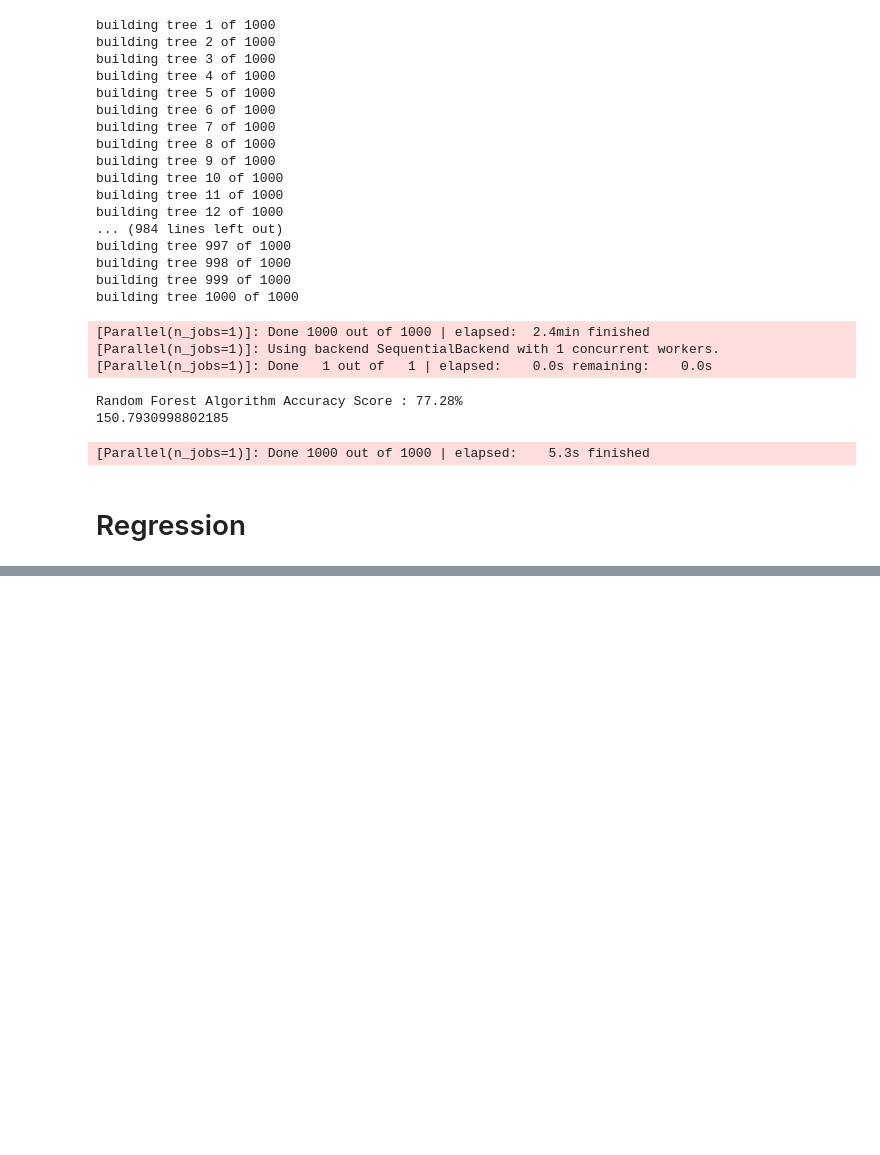
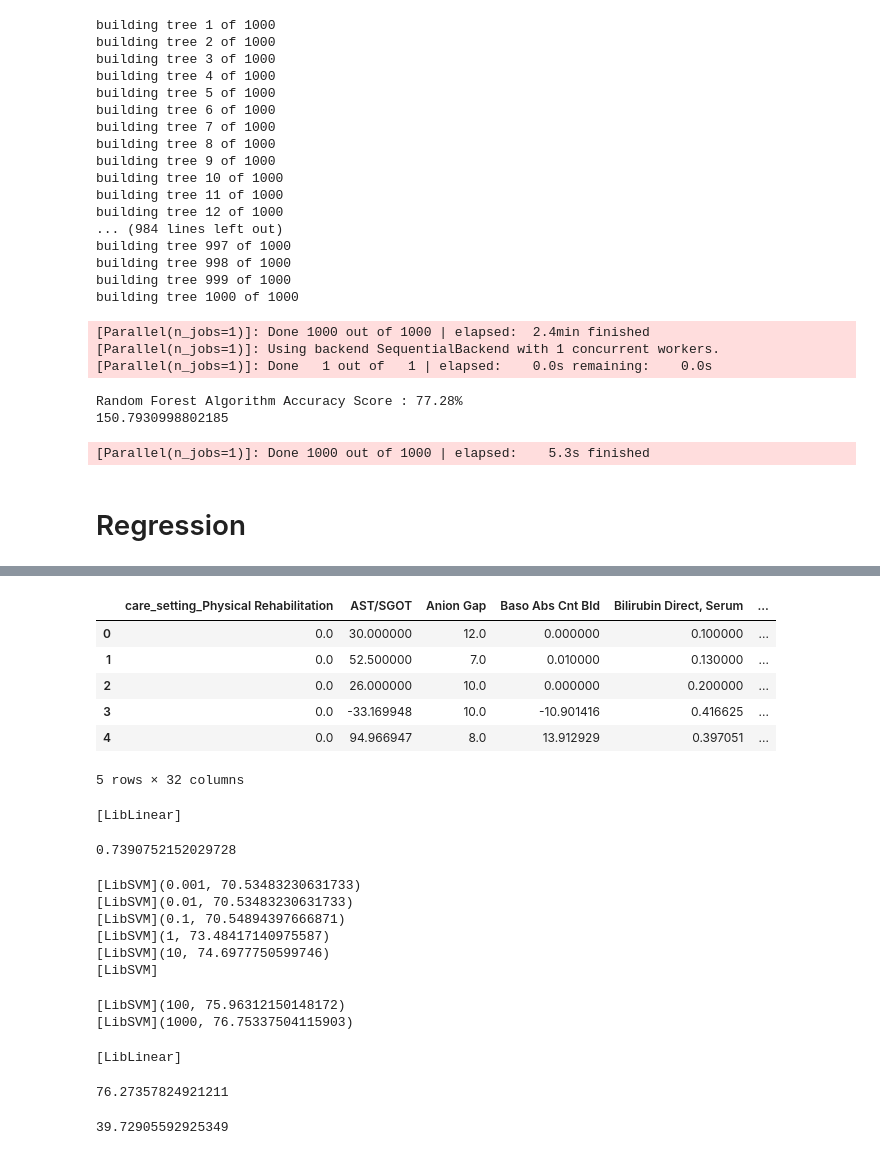
Before and after one commit to xuejianma/SigmaSquare, a Jupyter notebook: DII_vital.ipynb, the cells around one changed output, grey strips where cells are left out. Cells and saved outputs as stored; diff of their text form; code cells hidden in the pictures; blank space fills up the shorter version.

```diff
--- a/DII_vital.ipynb
+++ b/DII_vital.ipynb
@@ -355,0 +408,60 @@ max_iter reached after 20 seconds
+# %%
+df_final_imputed_filtered = df_final_imputed[coef_names]
+df_final_imputed_filtered.head()
+# %% [output]
+|  | care_setting_Physical Rehabilitation | AST/SGOT | Anion Gap | Baso Abs Cnt Bld | Bilirubin Direct, Serum | ... |
+| 0 | 0.0 | 30.000000 | 12.0 | 0.000000 | 0.100000 | ... |
+| 1 | 0.0 | 52.500000 | 7.0 | 0.010000 | 0.130000 | ... |
+| 2 | 0.0 | 26.000000 | 10.0 | 0.000000 | 0.200000 | ... |
+| 3 | 0.0 | -33.169948 | 10.0 | -10.901416 | 0.416625 | ... |
+| 4 | 0.0 | 94.966947 | 8.0 | 13.912929 | 0.397051 | ... |
+5 rows × 32 columns
+# %%
+# y = df_final_imputed_filtered.sepsis2
+# x_data = df_final_imputed_filtered.drop(columns=["sepsis2"])
+y = df_final_imputed.sepsis2
+x_data = df_final_imputed_filtered
+x = (x_data - np.min(x_data))/(np.max(x_data)-np.min(x_data))
+x_train,x_test,y_train,y_test = train_test_split(x,y,test_size = 0.2, random_state = 0)
+lr = LogisticRegression(verbose = 2)
+lr.fit(x_train,y_train)
+lr.score(x_test,y_test)
+# %% [output]
+[LibLinear]
+0.7390752152029728
+# %%
+from sklearn.svm import SVC
+for C in [0.001,0.01,0.1,1,10]:
+    svm = SVC(random_state = 1,kernel='rbf',gamma=C, verbose=True)
+    svm.fit(x_train, y_train)
+    print((C,svm.score(x_test,y_test)*100))
+# %% [output]
+[LibSVM](0.001, 70.53483230631733)
+[LibSVM](0.01, 70.53483230631733)
+[LibSVM](0.1, 70.54894397666871)
+[LibSVM](1, 73.48417140975587)
+[LibSVM](10, 74.6977750599746)
+[LibSVM]
+# %%
+from sklearn.svm import SVC
+for C in [100,1000]:
+    svm = SVC(random_state = 1,kernel='rbf',gamma=C, verbose=True)
+    svm.fit(x_train, y_train)
+    print((C,svm.score(x_test,y_test)*100))
+# %% [output]
+[LibSVM](100, 75.96312150148172)
+[LibSVM](1000, 76.75337504115903)
+# %%
+from sklearn.svm import LinearSVC
+svm = LinearSVC(random_state = 1,penalty = 'l1', verbose=True,dual = False)
+svm.fit(x_train, y_train)
+svm.score(x_test,y_test)*100
+# %% [output]
+[LibLinear]
+76.27357824921211
+# %%
+nb = GaussianNB()
+nb.fit(x_train, y_train)
+nb.score(x_test,y_test)*100
+# %% [output]
+39.72905592925349
```
Also changed, not shown: parts of 16 cells of this notebook.
